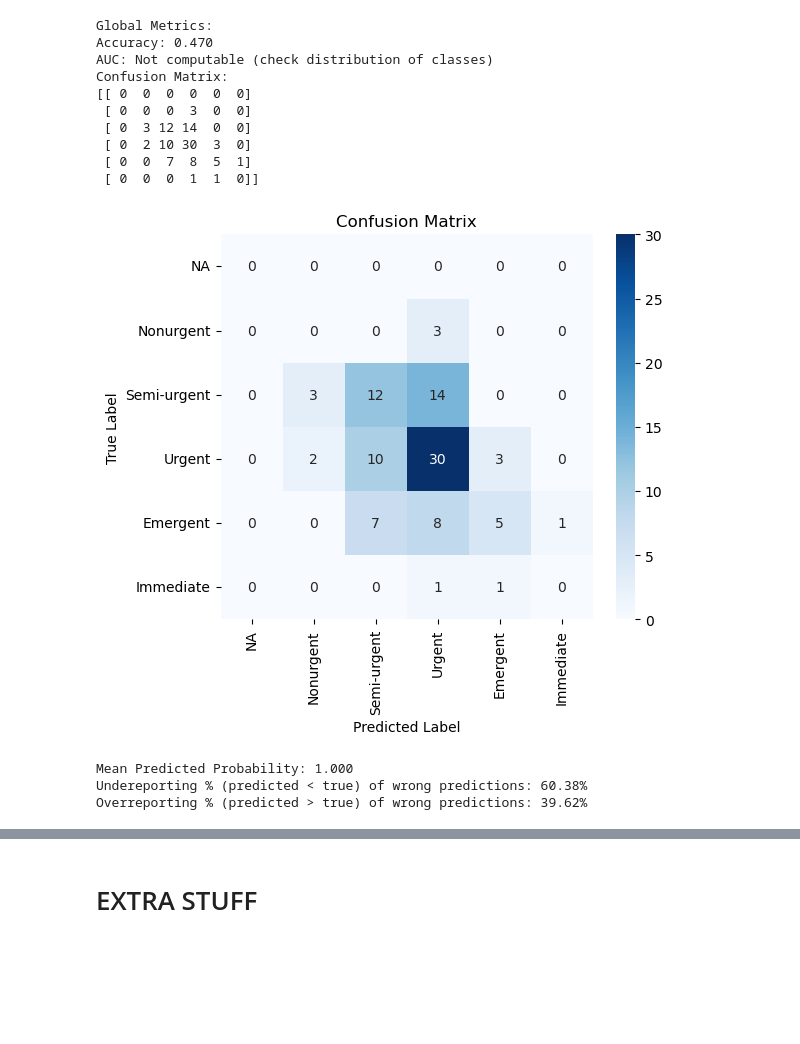
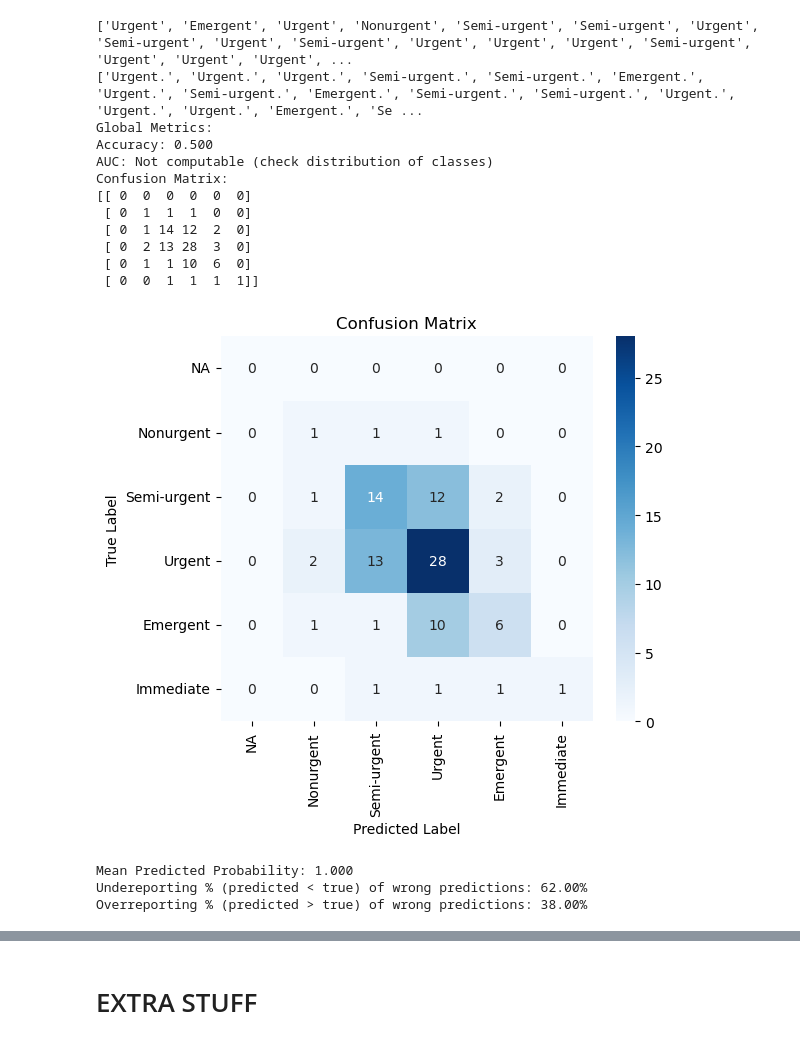
Before and after one commit to priyankvyas/mlhc2025, a Jupyter notebook: Deepseek/deepseekv3_api_script.ipynb, the cells around one changed output, grey strips where cells are left out. Cells and saved outputs as stored; diff of their text form; code cells hidden in the pictures; blank space fills up the shorter version.

```diff
--- a/Deepseek/deepseekv3_api_script.ipynb
+++ b/Deepseek/deepseekv3_api_script.ipynb
@@ -220,3 +223,13 @@ def plot_conf_matrix(cm, flag, text_labels=None):
     plt.ylabel("True Label")
     plt.title("Confusion Matrix")
     plt.show()
+# %%
+output_df = pd.DataFrame(columns=[
+    "clinical_note",
+    "true_triage",
+    "predicted_triage",
+    "triage_severity_index",
+    "reasoning",
+    "verification_and_reassessment",
+    "probability"
+])
@@ -223,8 +269,11 @@ def plot_conf_matrix(cm, flag, text_labels=None):
 # %%
-def complete_evaluator(evaluation_data, show_progress=False):
+def complete_evaluator(evaluation_data, output_df, show_progress=False):
     true_labels = []
     predictions = []
     all_probabilities = []
+
+    #hide future warnings
+    warnings.simplefilter("ignore", FutureWarning)
 
     counter = 0
     data_len = len(evaluation_data)
@@ -239,24 +288,35 @@ def complete_evaluator(evaluation_data, show_progress=False):
         model_output = call_deepseek_v3(clinical_note)
 
         predicted_label = triage_mapping.get(model_output.get("text")["triage_level"])
+        if predicted_label is None:
+            predicted_label = "NA"
         label_prob = model_output.get("probability")
+
+        #SAVE TO DF#
+        output_df = save_to_df(output_df, clinical_note, true_label, model_output)
+        ### END ####
 
         true_labels.append(true_label)
         predictions.append(predicted_label)
         all_probabilities.append(label_prob)
 
 
+        if show_progress and (counter == data_len):
+            sys.stdout.write(f'\rProgress: 100%')
+            sys.stdout.flush()
+            print("\n")
+
     levels = list(triage_mapping.values())+["NA"] #is this correct???
 
-    return true_labels, predictions, all_probabilities, levels
+    return true_labels, predictions, all_probabilities, levels, output_df
 # %%
 def global_metrics(true_labels, predictions, all_probabilities, levels, number_of_classes):
     # --- Global Metrics ---
     global_accuracy = accuracy_score(true_labels, predictions)
 
-    # # Build a probability matrix: each row corresponds to an example, and the columns follow the ordering in "levels"
+    # Build a probability matrix: each row corresponds to an example, and the columns follow the ordering in "levels"
     prob_matrix = np.array([[probs for level in levels] for probs in all_probabilities])
-    # # roc_auc_score for multi-class classification requires the true labels as integers and the probability matrix.
+    # roc_auc_score for multi-class classification requires the true labels as integers and the probability matrix.
     try:
         global_auc = roc_auc_score(true_labels, prob_matrix, multi_class="ovr", average="macro")
     except ValueError:
@@ -282,8 +342,8 @@ def global_metrics(true_labels, predictions, all_probabilities, levels, number_o
         else:
             continue
 
-    underreport_pct = (underreport / total_wrong) * 100
-    overreport_pct = (overreport / total_wrong) * 100
+    underreport_pct = (underreport / total_wrong) * 100 if total_wrong > 0 else 0
+    overreport_pct = (overreport / total_wrong) * 100 if total_wrong > 0 else 0
 
     print("Global Metrics:")
     print(f"Accuracy: {global_accuracy:.3f}")
@@ -372,5 +432,6 @@ def per_triage_level_metrics(true_labels, predictions, all_probabilities, levels
         print(f"Undereporting % (predicted < true) of wrong predictions: {underreport_pct:.2f}%")
         print(f"Overreporting % (predicted > true) of wrong predictions: {overreport_pct:.2f}%")
 # %%
-true_labels, predictions, all_probabilities, levels = complete_evaluator(test_dataset.select(range(100)), show_progress=True)
+true_labels, predictions, all_probabilities, levels, output_df = complete_evaluator(train_dataset, output_df, show_progress=True)
+output_df.to_csv("output_df.csv", index=False)
 # %% [output]
@@ -387,20 +448,23 @@ Class Counts: [21  2  3 29 45]
 # %%
+true_labels = [lab[:-1] for lab in true_labels]
 global_metrics(true_labels, predictions, all_probabilities, levels, number_of_classes)
 # %% [output]
+['Urgent', 'Emergent', 'Urgent', 'Nonurgent', 'Semi-urgent', 'Semi-urgent', 'Urgent', 'Semi-urgent', 'Urgent', 'Semi-urgent', 'Urgent', 'Urgent', 'Urgent', 'Semi-urgent', 'Urgent', 'Urgent', 'Urgent', ...
+['Urgent.', 'Urgent.', 'Urgent.', 'Semi-urgent.', 'Semi-urgent.', 'Emergent.', 'Urgent.', 'Semi-urgent.', 'Emergent.', 'Semi-urgent.', 'Semi-urgent.', 'Urgent.', 'Urgent.', 'Urgent.', 'Emergent.', 'Se ...
 Global Metrics:
-Accuracy: 0.470
+Accuracy: 0.500
 AUC: Not computable (check distribution of classes)
 Confusion Matrix:
 [[ 0  0  0  0  0  0]
- [ 0  0  0  3  0  0]
- [ 0  3 12 14  0  0]
- [ 0  2 10 30  3  0]
- [ 0  0  7  8  5  1]
- [ 0  0  0  1  1  0]]
+ [ 0  1  1  1  0  0]
+ [ 0  1 14 12  2  0]
+ [ 0  2 13 28  3  0]
+ [ 0  1  1 10  6  0]
+ [ 0  0  1  1  1  1]]
-[figure, old version]
+[figure, new version]
 Mean Predicted Probability: 1.000
-Undereporting % (predicted < true) of wrong predictions: 60.38%
-Overreporting % (predicted > true) of wrong predictions: 39.62%
+Undereporting % (predicted < true) of wrong predictions: 62.00%
+Overreporting % (predicted > true) of wrong predictions: 38.00%
 # %%
 per_triage_level_metrics(true_labels, predictions, all_probabilities, levels)
 # %% [output]
```
Also changed, not shown: parts of 13 cells of this notebook, 1 other file.
